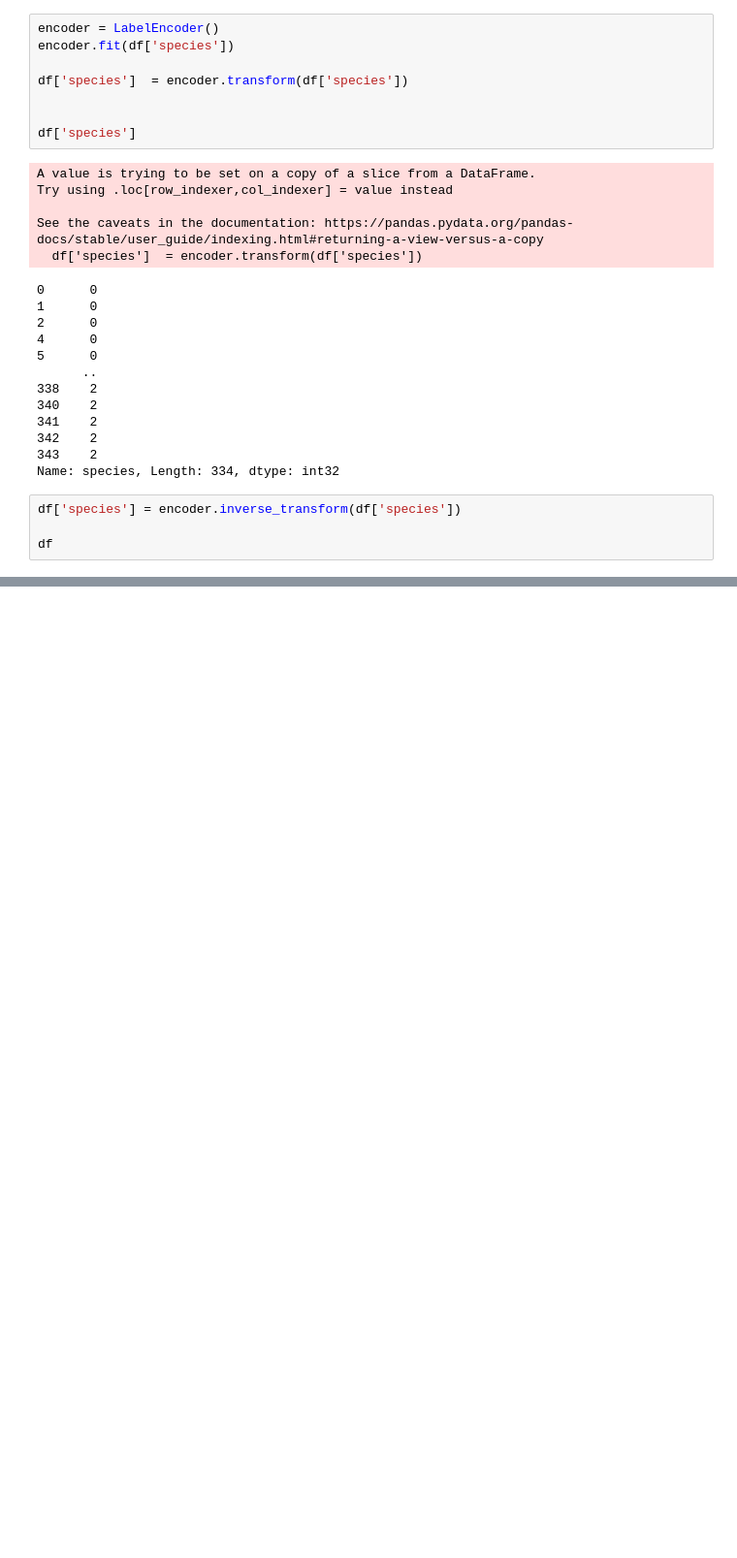
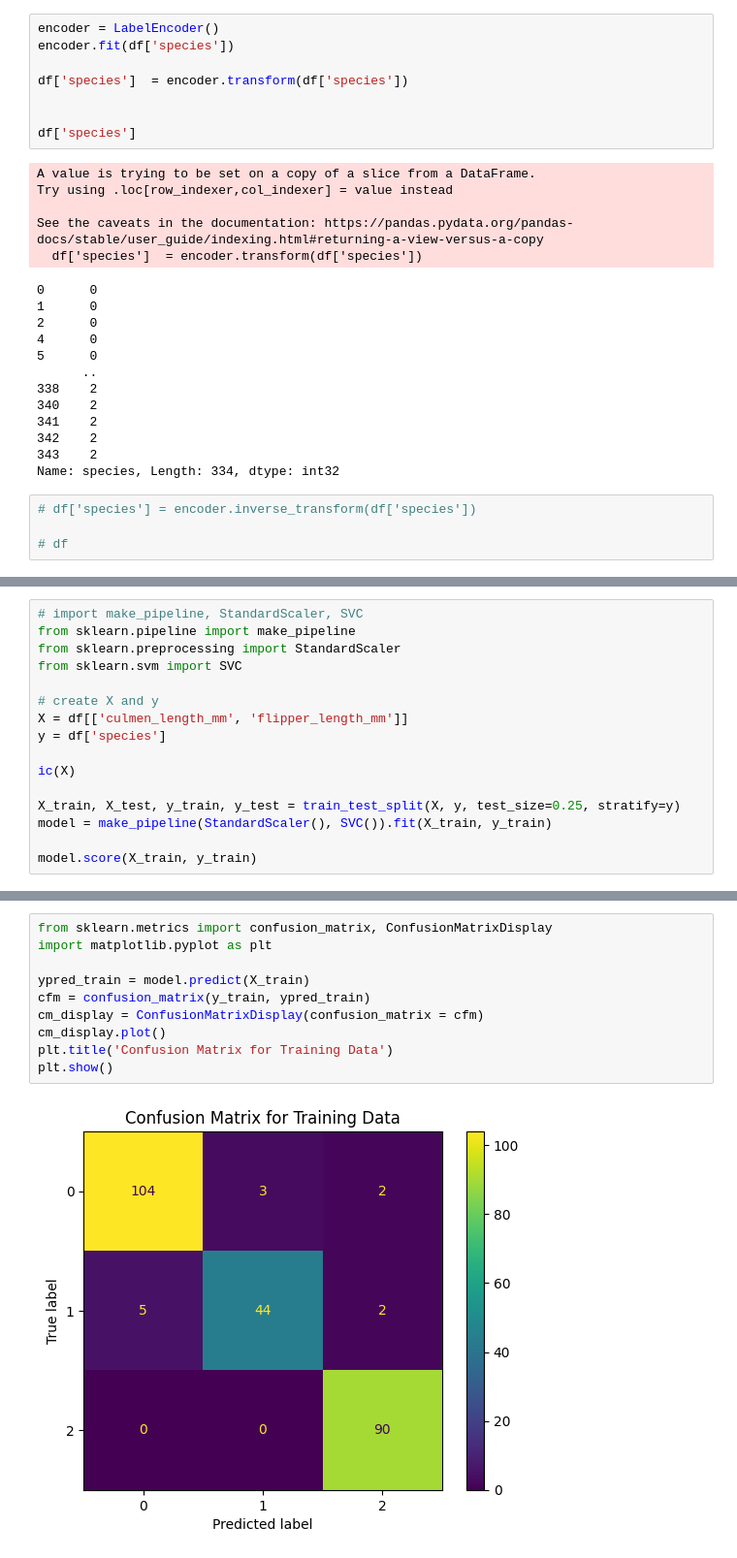
Before and after one commit to GeyzsoN/AI221, a Jupyter notebook: _gk_outputs/MEX 2/homena_mex2.ipynb, the cells around one changed output, grey strips where cells are left out. Shown at 97% size. Saved outputs shown, nothing was run; the diff lists cells and outputs as text; blank space fills up the shorter version.

```diff
--- a/_gk_outputs/MEX 2/homena_mex2.ipynb
+++ b/_gk_outputs/MEX 2/homena_mex2.ipynb
@@ -138,6 +145,6 @@ See the caveats in the documentation: https://pandas.pydata.org/pandas-docs/stab
 343    2
 Name: species, Length: 334, dtype: int32
 # %%
-df['species'] = encoder.inverse_transform(df['species'])
+# df['species'] = encoder.inverse_transform(df['species'])
 
-df
+# df
@@ -169,0 +151,16 @@ plt.show()
+# %%
+# import make_pipeline, StandardScaler, SVC
+from sklearn.pipeline import make_pipeline
+from sklearn.preprocessing import StandardScaler
+from sklearn.svm import SVC
+
+# create X and y
+X = df[['culmen_length_mm', 'flipper_length_mm']]
+y = df['species']
+
+ic(X)
+
+X_train, X_test, y_train, y_test = train_test_split(X, y, test_size=0.25, stratify=y)
+model = make_pipeline(StandardScaler(), SVC()).fit(X_train, y_train)
+
+model.score(X_train, y_train)
@@ -169,0 +191,12 @@ plt.show()
+# %%
+from sklearn.metrics import confusion_matrix, ConfusionMatrixDisplay
+import matplotlib.pyplot as plt
+
+ypred_train = model.predict(X_train)
+cfm = confusion_matrix(y_train, ypred_train)
+cm_display = ConfusionMatrixDisplay(confusion_matrix = cfm)
+cm_display.plot()
+plt.title('Confusion Matrix for Training Data')
+plt.show()
+# %% [output]
+[figure, added]
```
Also changed, not shown: parts of 15 cells of this notebook, 2 other files.
